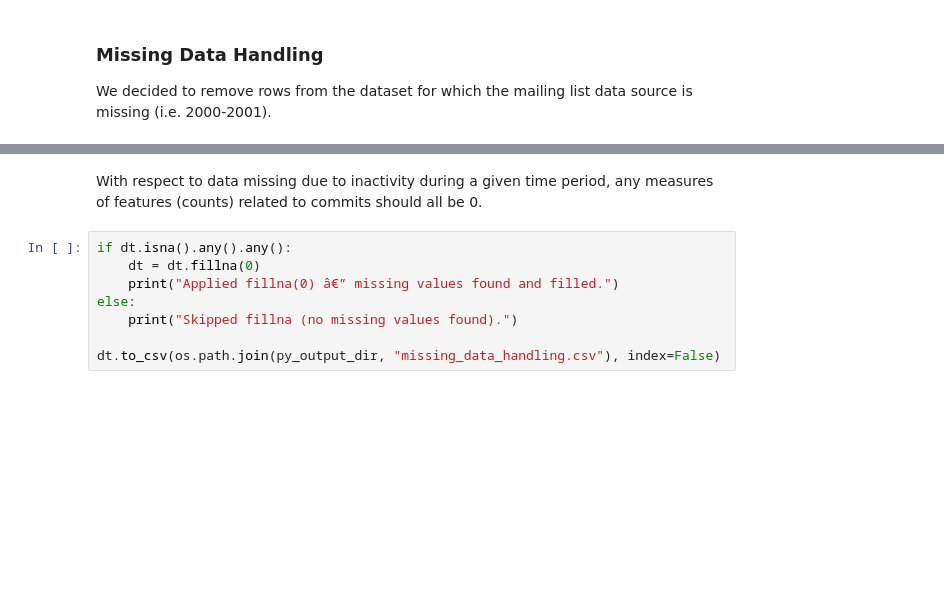
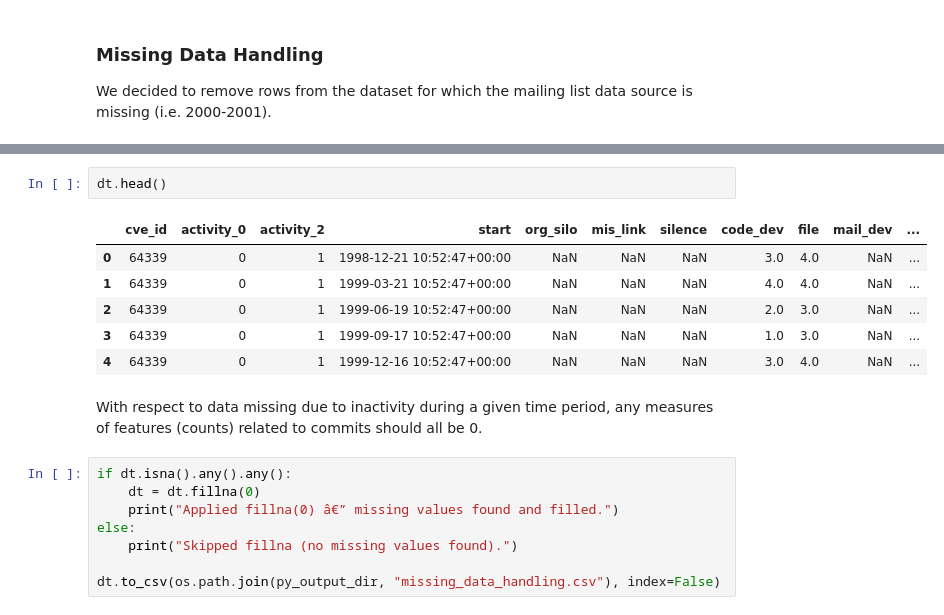
Before and after one commit to sailuh/pykumu, a Jupyter notebook: notebook/issue_causal_analysis.ipynb, the cells around one changed output, grey strips where cells are left out. Drawn from its saved outputs; the diff is of its cells as text; blank space fills up the shorter version.

```diff
--- a/notebook/issue_causal_analysis.ipynb
+++ b/notebook/issue_causal_analysis.ipynb
@@ -196,3 +247,12 @@ Skipped date filtering (start is not a date string).
+# %%
+dt.head()
+# %% [output]
+|  | cve_id | activity_0 | activity_2 | start | org_silo | mis_link | silence | code_dev | file | mail_dev | ... |
+| 0 | 64339 | 0 | 1 | 1998-12-21 10:52:47+00:00 | NaN | NaN | NaN | 3.0 | 4.0 | NaN | ... |
+| 1 | 64339 | 0 | 1 | 1999-03-21 10:52:47+00:00 | NaN | NaN | NaN | 4.0 | 4.0 | NaN | ... |
+| 2 | 64339 | 0 | 1 | 1999-06-19 10:52:47+00:00 | NaN | NaN | NaN | 2.0 | 3.0 | NaN | ... |
+| 3 | 64339 | 0 | 1 | 1999-09-17 10:52:47+00:00 | NaN | NaN | NaN | 1.0 | 3.0 | NaN | ... |
+| 4 | 64339 | 0 | 1 | 1999-12-16 10:52:47+00:00 | NaN | NaN | NaN | 3.0 | 4.0 | NaN | ... |
 # %% [markdown]
 With respect to data missing due to inactivity during a given time period, any measures of features (counts) related to commits should all be 0.
 # %%
```
Also changed, not shown: parts of 31 cells of this notebook, 2 other files.
